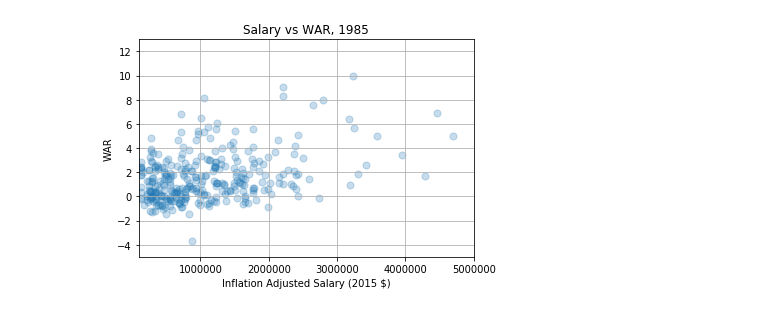
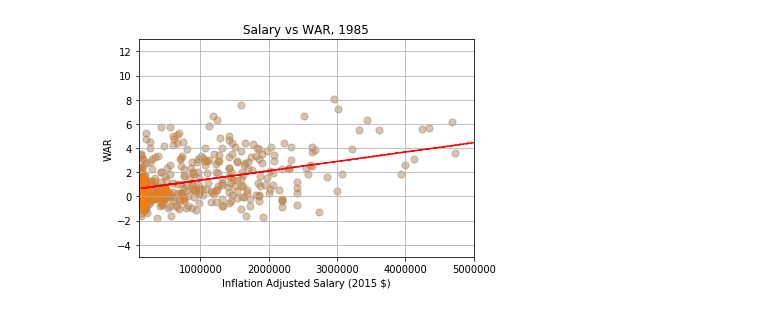
Before and after one commit to DavidJeffPhillips/Project1, a Jupyter notebook: data/Initial Analysis - Bat.ipynb, the cells around one changed output. Cells and saved outputs as stored; diff of their text form; code cells hidden in the pictures.

```diff
--- a/data/Initial Analysis - Bat.ipynb
+++ b/data/Initial Analysis - Bat.ipynb
@@ -43,20 +47,24 @@ batter_86_df.head()
 # %%
-x_axis = batter_85_df['adjusted_sal']
-war = batter_85_df['sumWAR']
+x_axis = batter_86_df['adjusted_sal']
+war = batter_86_df['sumWAR']
 plt.xlim(100000, 5000000)
 plt.ylim(-5,13)
 plt.title("Salary vs WAR, 1985")
 plt.xlabel("Inflation Adjusted Salary (2015 $)")
 plt.ylabel("WAR")
 plt.grid()
 
+z = np.polyfit(x_axis, war, 1)
+p = np.poly1d(z)
+plt.plot(x_axis,p(x_axis),"r--")
+plt.scatter(x_axis, war, marker="o", s=50, alpha=0.25)
 plt.scatter(x_axis, war, marker="o", s=50, alpha=0.25)
 
 #plt.savefig("salary_vs_war.png")
 
 plt.show()
 # %% [output]
-[figure, old version]
+[figure, new version]
 # %%
 batter_96_df = batter_df.loc[(
     batter_df["year_ID"] == 1996)]
```
Also changed, not shown: parts of 21 cells of this notebook, 1 other file.
